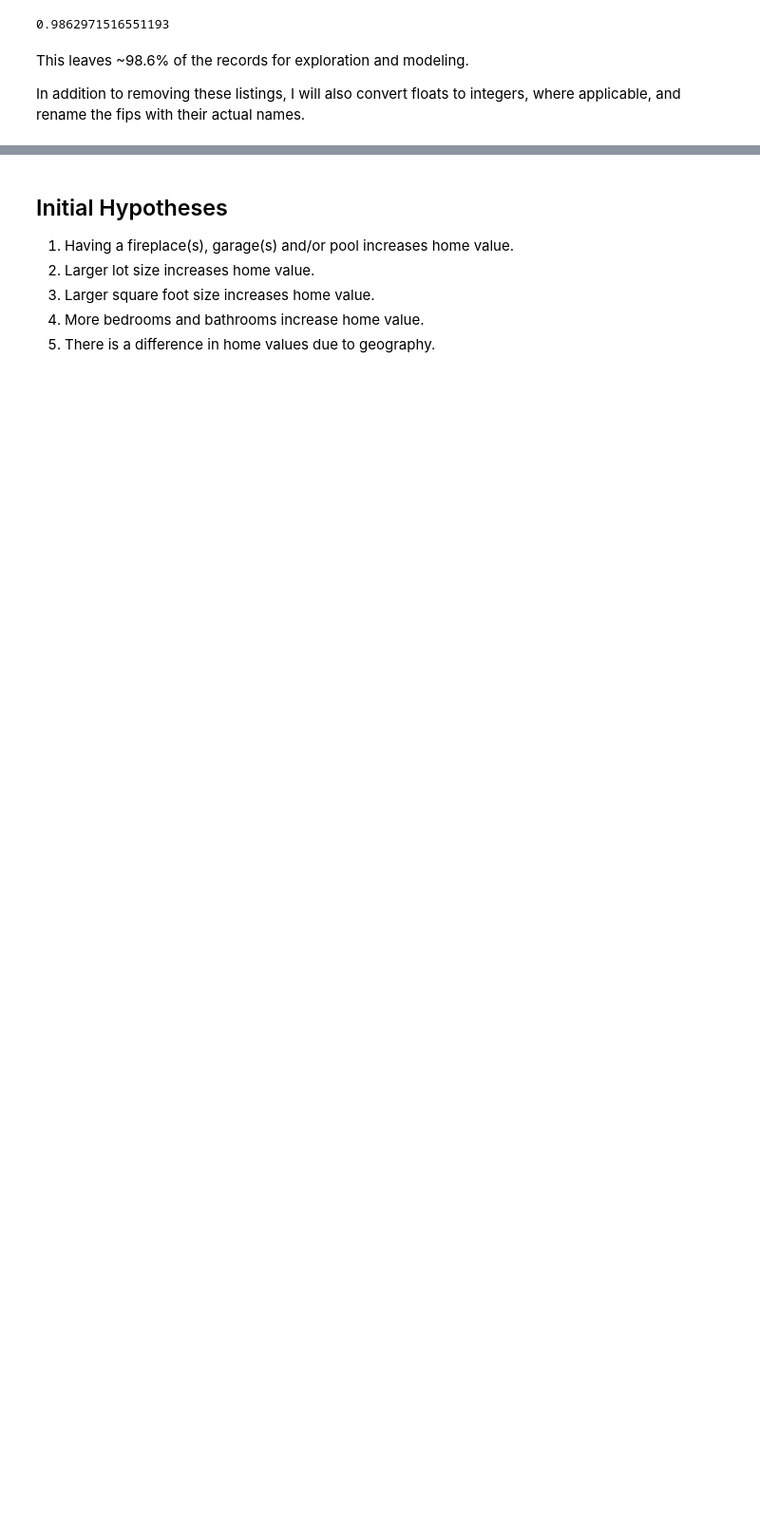
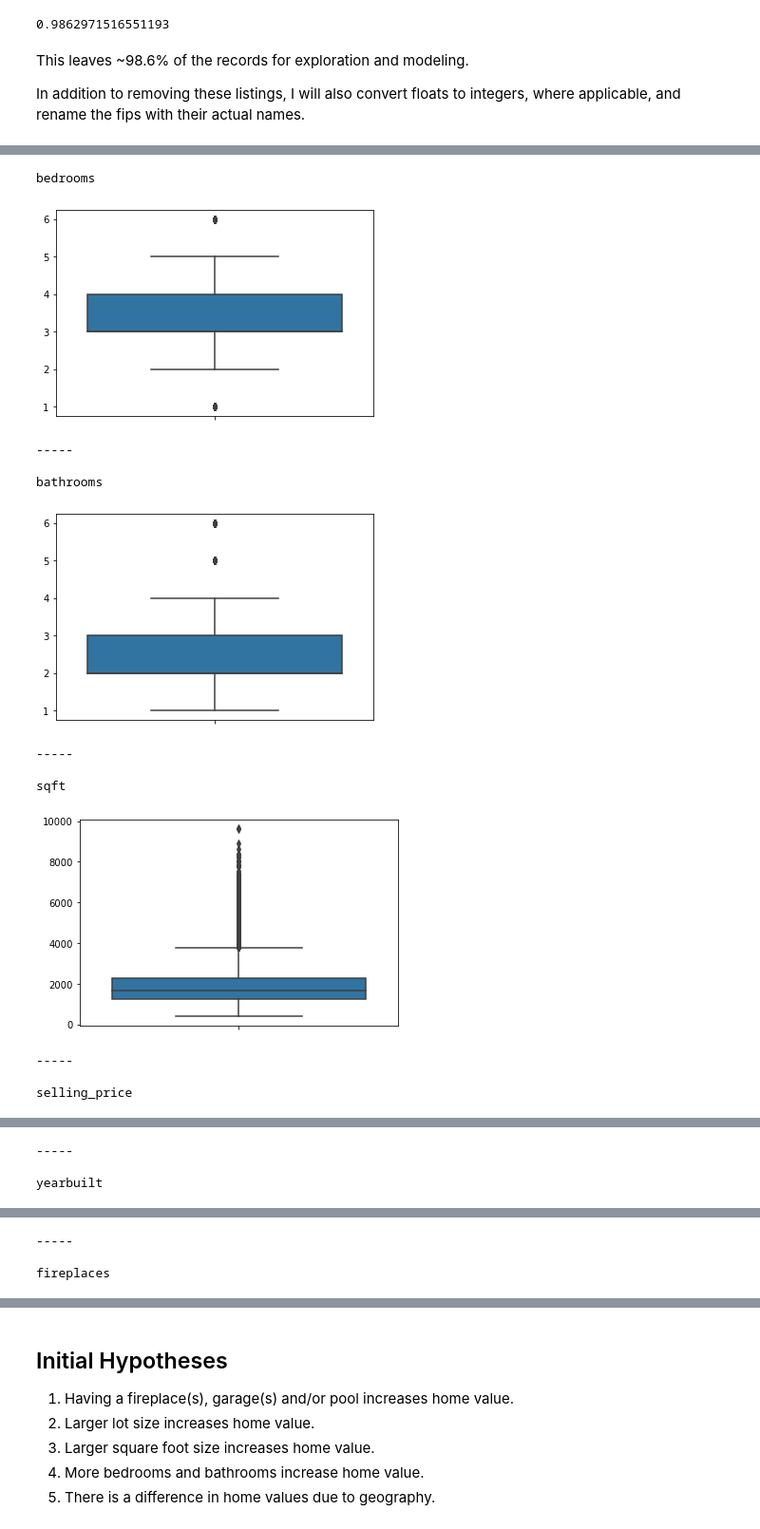
Before and after one commit to Miller-Ryan-1/zillow-project, a Jupyter notebook: zillow_homeprice_workbook.ipynb, the cells around one changed output, grey strips where cells are left out. Shown at 95% size. Cells and saved outputs as stored; diff of their text form; code cells hidden in the pictures; blank space fills up the shorter version.

```diff
--- a/zillow_homeprice_workbook.ipynb
+++ b/zillow_homeprice_workbook.ipynb
@@ -168,7 +140,0 @@ df.describe().T
-# %%
-for col in df.columns:
-    print(col)
-    df[col].hist()
-    plt.show()
-    print(100*df[col].value_counts()/df.shape[0])
-    print('\n-----\n')
@@ -216,6 +190,20 @@ df = df.drop(columns = 'fips')
 # %%
-for col in df.columns:
+for col in df.drop(columns='fips_name').columns:
     print(col)
     sns.boxplot(y=df[col].values)
     plt.show()
     print('\n-----\n')
+# %% [output]
+bedrooms
+[figure, added]
+-----
+
+bathrooms
+[figure, added]
+-----
+
+sqft
+[figure, added]
+-----
+
+selling_price
@@ -221,0 +211,3 @@ for col in df.columns:
+-----
+
+yearbuilt
@@ -221,0 +215,3 @@ for col in df.columns:
+-----
+
+fireplaces
```
Also changed, not shown: parts of 158 cells of this notebook, 1 other file.
